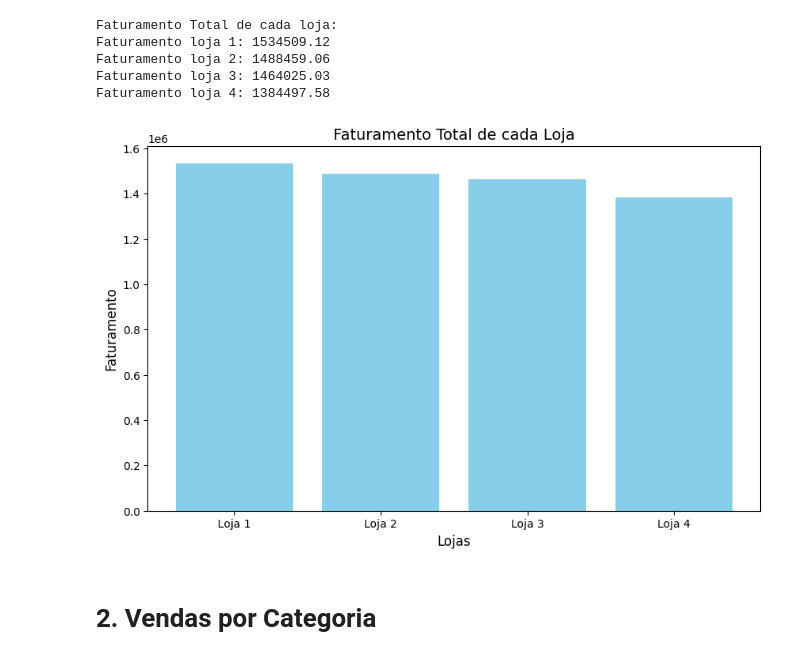
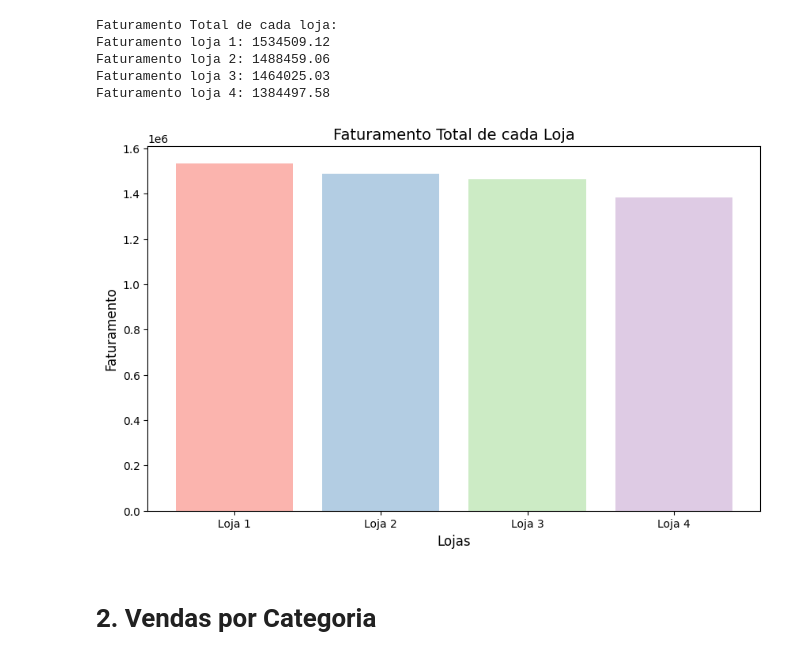
Before and after one commit to Tayara32/AluraStore, a Jupyter notebook: AluraStoreBr_TayaraCruz.ipynb, the cells around one changed output. Cells and saved outputs as stored; diff of their text form; code cells hidden in the pictures.

```diff
--- a/AluraStoreBr_TayaraCruz.ipynb
+++ b/AluraStoreBr_TayaraCruz.ipynb
@@ -52,24 +52,24 @@ Faturamento loja 4: 1384497.58
 # %%
 import matplotlib.pyplot as plt
 
 lojas = ['Loja 1', 'Loja 2', 'Loja 3', 'Loja 4']
 faturamento = [
     faturamento_loja1,
     faturamento_loja2,
     faturamento_loja3,
     faturamento_loja4
 ]
 
 plt.figure(figsize=(10,6))
-plt.bar(lojas, faturamento, color='skyblue')
+plt.bar(lojas, faturamento, color=plt.cm.Pastel1.colors)
 
 plt.title('Faturamento Total de cada Loja', fontsize=14)
 plt.xlabel('Lojas', fontsize=12)
 plt.ylabel('Faturamento', fontsize=12)
 
 plt.show()
 # %% [output]
-[figure, old version]
+[figure, new version]
 # %% [markdown]
 # 2. Vendas por Categoria
 # %%
```
Also changed, not shown: parts of 5 cells of this notebook.
